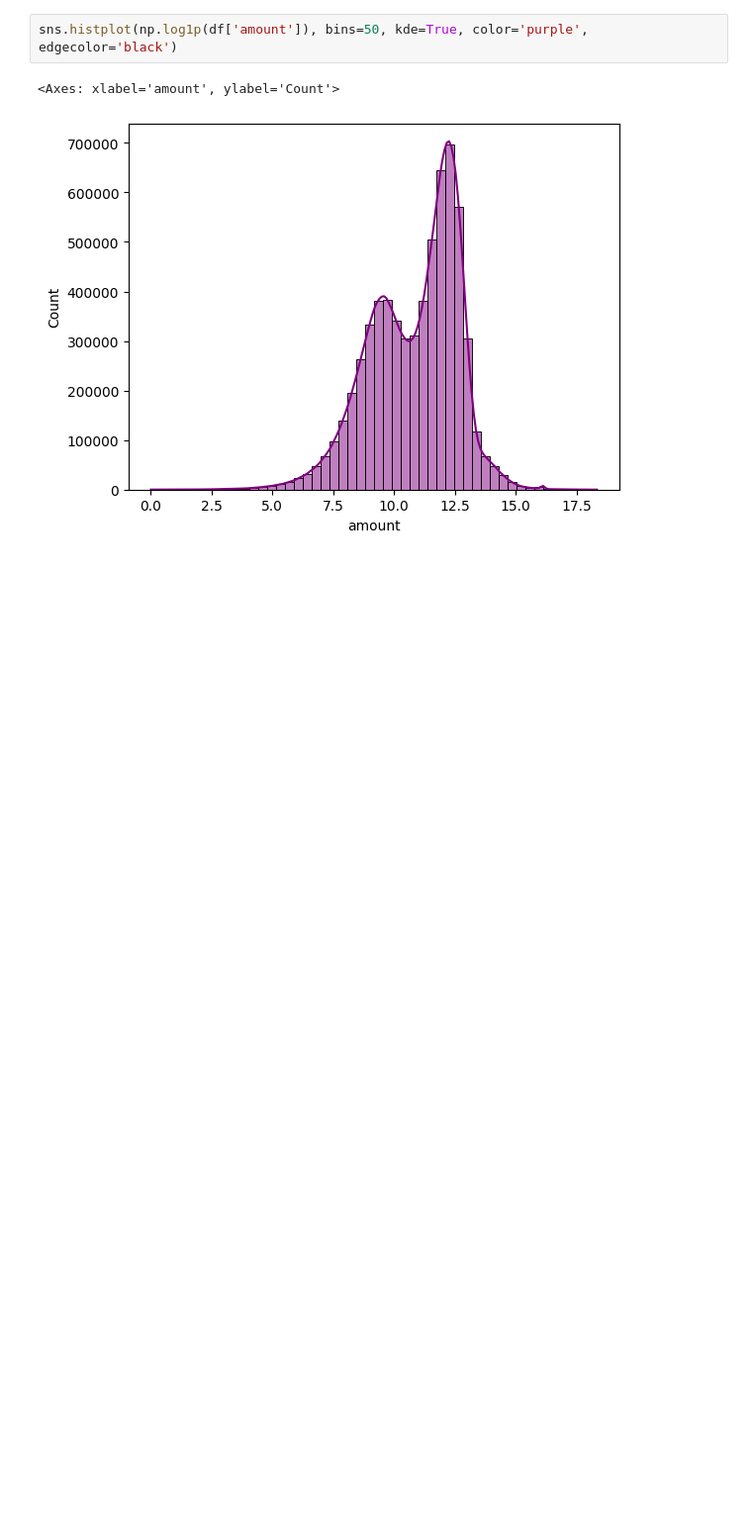
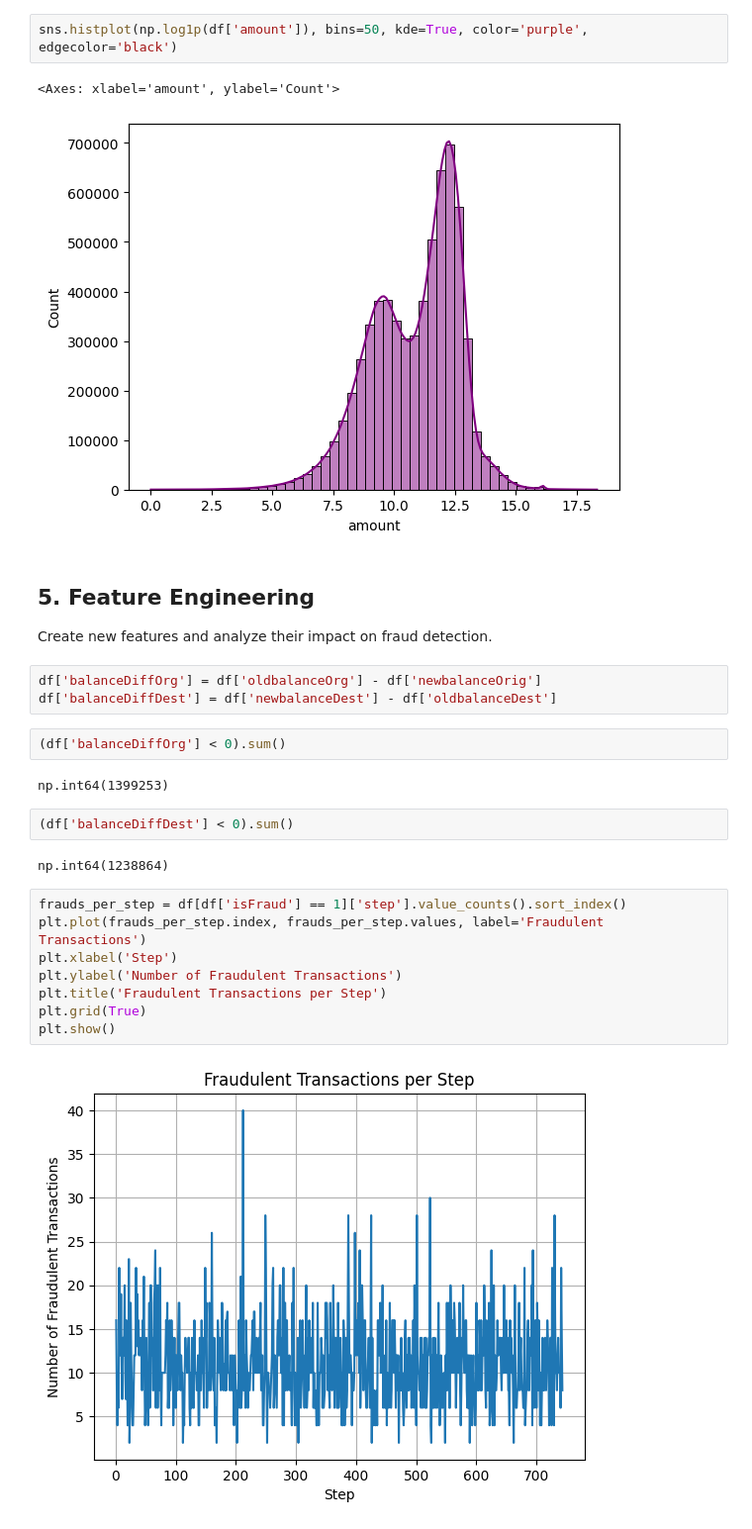
Before and after one commit to 0sinach1/fraud-detection-project, a Jupyter notebook: notebook.ipynb, the cells around one changed output. Shown: that part at 99% size. Saved outputs shown, nothing was run; the diff lists cells and outputs as text; blank space fills up the shorter version.

Commit message:
feature engineering

```diff
--- a/notebook.ipynb
+++ b/notebook.ipynb
@@ -98,3 +98,27 @@ sns.histplot(np.log1p(df['amount']), bins=50, kde=True, color='purple', edgecolo
 # %% [output]
 <Axes: xlabel='amount', ylabel='Count'>
 [figure]
+# %% [markdown]
+## 5. Feature Engineering
+Create new features and analyze their impact on fraud detection.
+# %%
+df['balanceDiffOrg'] = df['oldbalanceOrg'] - df['newbalanceOrig']
+df['balanceDiffDest'] = df['newbalanceDest'] - df['oldbalanceDest']
+# %%
+(df['balanceDiffOrg'] < 0).sum()
+# %% [output]
+np.int64(1399253)
+# %%
+(df['balanceDiffDest'] < 0).sum()
+# %% [output]
+np.int64(1238864)
+# %%
+frauds_per_step = df[df['isFraud'] == 1]['step'].value_counts().sort_index()
+plt.plot(frauds_per_step.index, frauds_per_step.values, label='Fraudulent Transactions')
+plt.xlabel('Step')
+plt.ylabel('Number of Fraudulent Transactions')
+plt.title('Fraudulent Transactions per Step')
+plt.grid(True)
+plt.show()
+# %% [output]
+[figure, added]
```
Also changed, not shown: parts of 1 cell of this notebook.
